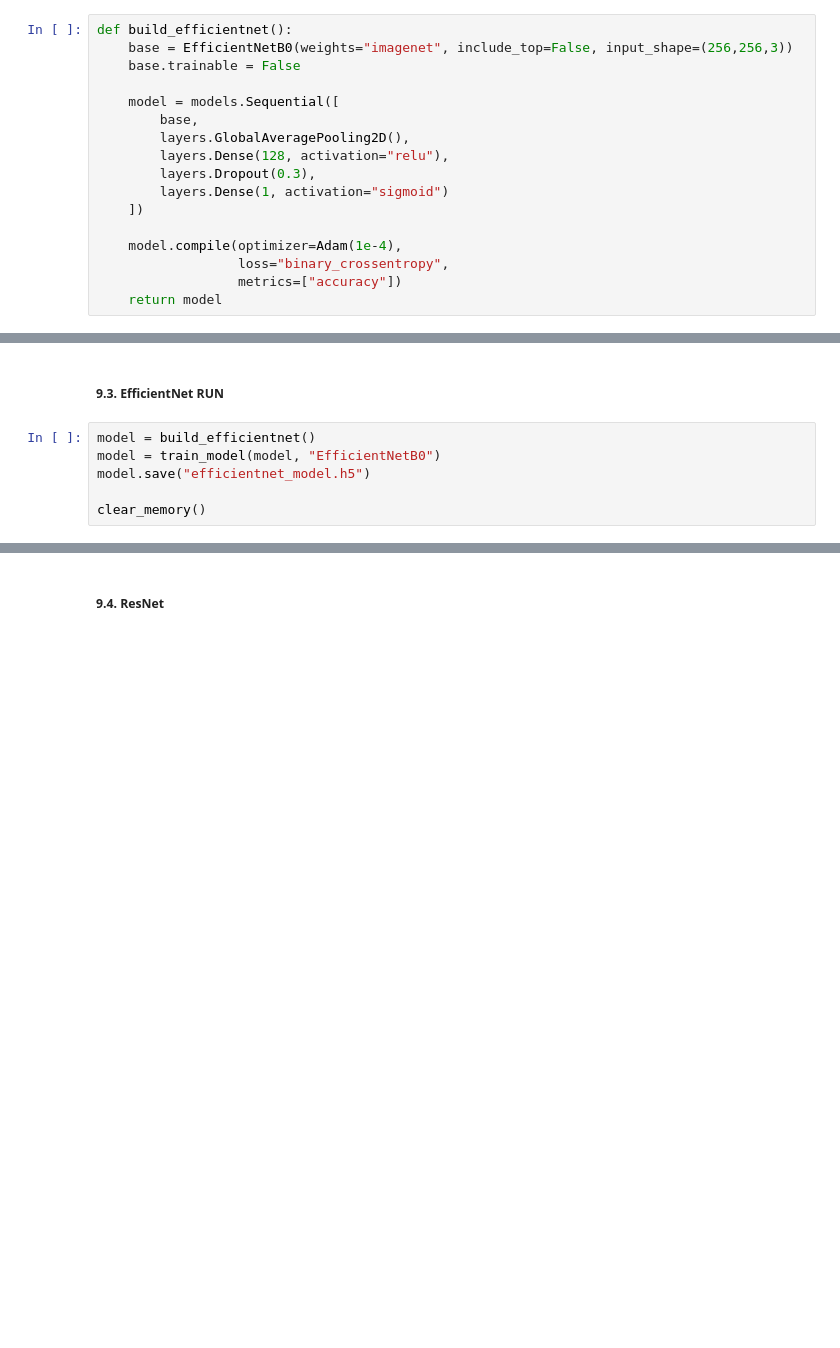
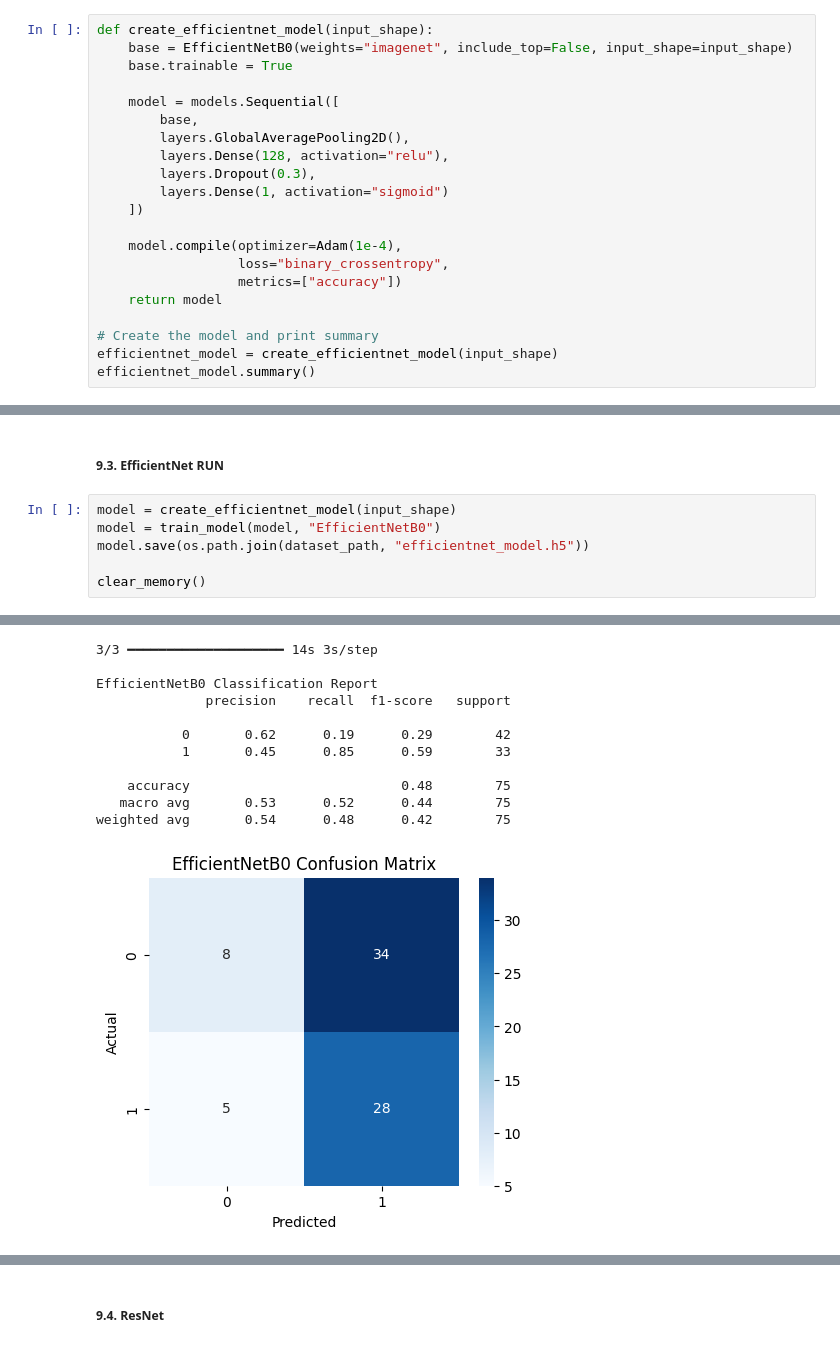
Before and after one commit to Houk-Y/Fall-Detection, a Jupyter notebook: fall_detection.ipynb, the cells around one changed output, grey strips where cells are left out. Saved outputs shown, nothing was run; the diff lists cells and outputs as text; blank space fills up the shorter version.

```diff
--- a/fall_detection.ipynb
+++ b/fall_detection.ipynb
@@ -253,9 +263,9 @@ def build_mobilenet():
 # %% [markdown]
 ##### 8.3. EfficientNetB0
 # %%
-def build_efficientnet():
-    base = EfficientNetB0(weights="imagenet", include_top=False, input_shape=(256,256,3))
-    base.trainable = False
+def create_efficientnet_model(input_shape):
+    base = EfficientNetB0(weights="imagenet", include_top=False, input_shape=input_shape)
+    base.trainable = True
 
     model = models.Sequential([
         base,
@@ -269,3 +279,7 @@ def build_efficientnet():
                   loss="binary_crossentropy",
                   metrics=["accuracy"])
     return model
+
+# Create the model and print summary
+efficientnet_model = create_efficientnet_model(input_shape)
+efficientnet_model.summary()
@@ -309,8 +407,9 @@ clear_memory()
 # %% [markdown]
 ##### 9.3. EfficientNet RUN
 # %%
-model = build_efficientnet()
+model = create_efficientnet_model(input_shape)
 model = train_model(model, "EfficientNetB0")
-model.save("efficientnet_model.h5")
+model.save(os.path.join(dataset_path, "efficientnet_model.h5"))
 
 clear_memory()
+# %% [output]
@@ -316,0 +436,12 @@ clear_memory()
+3/3 ━━━━━━━━━━━━━━━━━━━━ 14s 3s/step
+
+EfficientNetB0 Classification Report
+              precision    recall  f1-score   support
+
+           0       0.62      0.19      0.29        42
+           1       0.45      0.85      0.59        33
+
+    accuracy                           0.48        75
+   macro avg       0.53      0.52      0.44        75
+weighted avg       0.54      0.48      0.42        75
+[figure, added]
```
Also changed, not shown: parts of 21 cells of this notebook, 5 other files.
